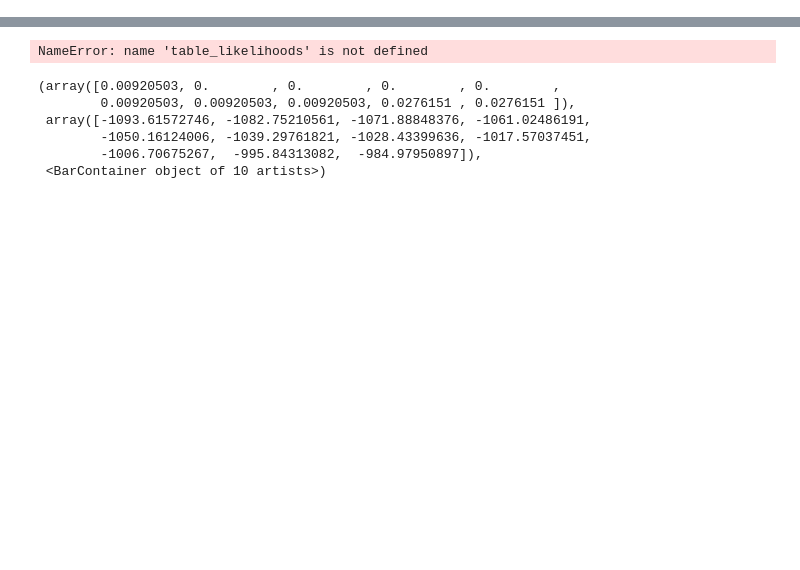
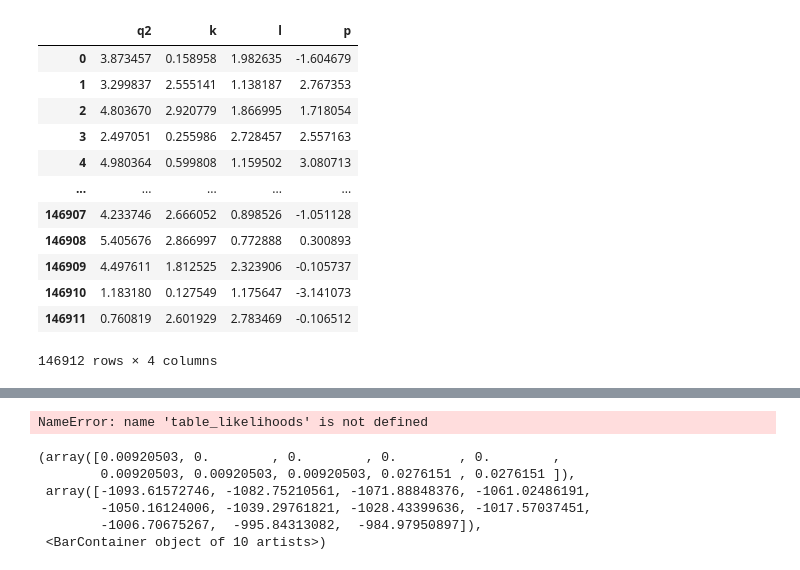
Before and after one commit to oskberg/new-physics, a Jupyter notebook: toy_data/Hypothesis_test/Real_data_mlp11.ipynb, the cells around one changed output, grey strips where cells are left out. Saved outputs shown, nothing was run; the diff lists cells and outputs as text; code cells hidden in the pictures; blank space fills up the shorter version.

```diff
--- a/toy_data/Hypothesis_test/Real_data_mlp11.ipynb
+++ b/toy_data/Hypothesis_test/Real_data_mlp11.ipynb
@@ -24,3 +24,19 @@ test_data_00 = pd.read_csv('/Users/jakubpazio/Imperial/Master Project/new-physic
 data_base00.drop(columns=['c10', 'BR_rnd','dBR_rnd','dBR','BR_interpolated'], inplace=True)
 main_file_min3_3_50.drop(columns=['c10','BR_rnd','dBR_rnd','dBR','BR_interpolated'], inplace=True)
 test_data_00.drop(columns=['c9','c10','BR_rnd','dBR_rnd','dBR','BR_interpolated'], inplace=True)
+# %%
+test_data_00
+# %% [output]
+|  | q2 | k | l | p |
+| 0 | 3.873457 | 0.158958 | 1.982635 | -1.604679 |
+| 1 | 3.299837 | 2.555141 | 1.138187 | 2.767353 |
+| 2 | 4.803670 | 2.920779 | 1.866995 | 1.718054 |
+| 3 | 2.497051 | 0.255986 | 2.728457 | 2.557163 |
+| 4 | 4.980364 | 0.599808 | 1.159502 | 3.080713 |
+| ... | ... | ... | ... | ... |
+| 146907 | 4.233746 | 2.666052 | 0.898526 | -1.051128 |
+| 146908 | 5.405676 | 2.866997 | 0.772888 | 0.300893 |
+| 146909 | 4.497611 | 1.812525 | 2.323906 | -0.105737 |
+| 146910 | 1.183180 | 0.127549 | 1.175647 | -3.141073 |
+| 146911 | 0.760819 | 2.601929 | 2.783469 | -0.106512 |
+146912 rows × 4 columns
```
Also changed, not shown: parts of 19 cells of this notebook, 3 other files.
